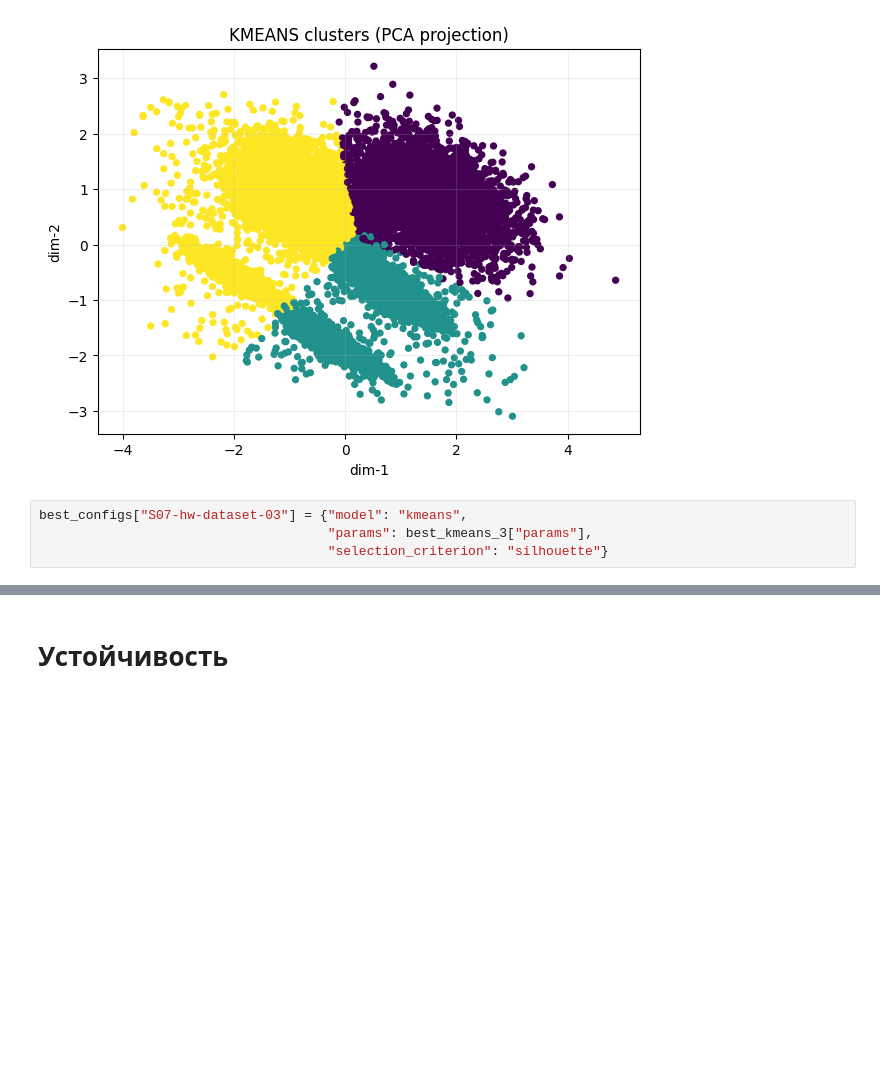
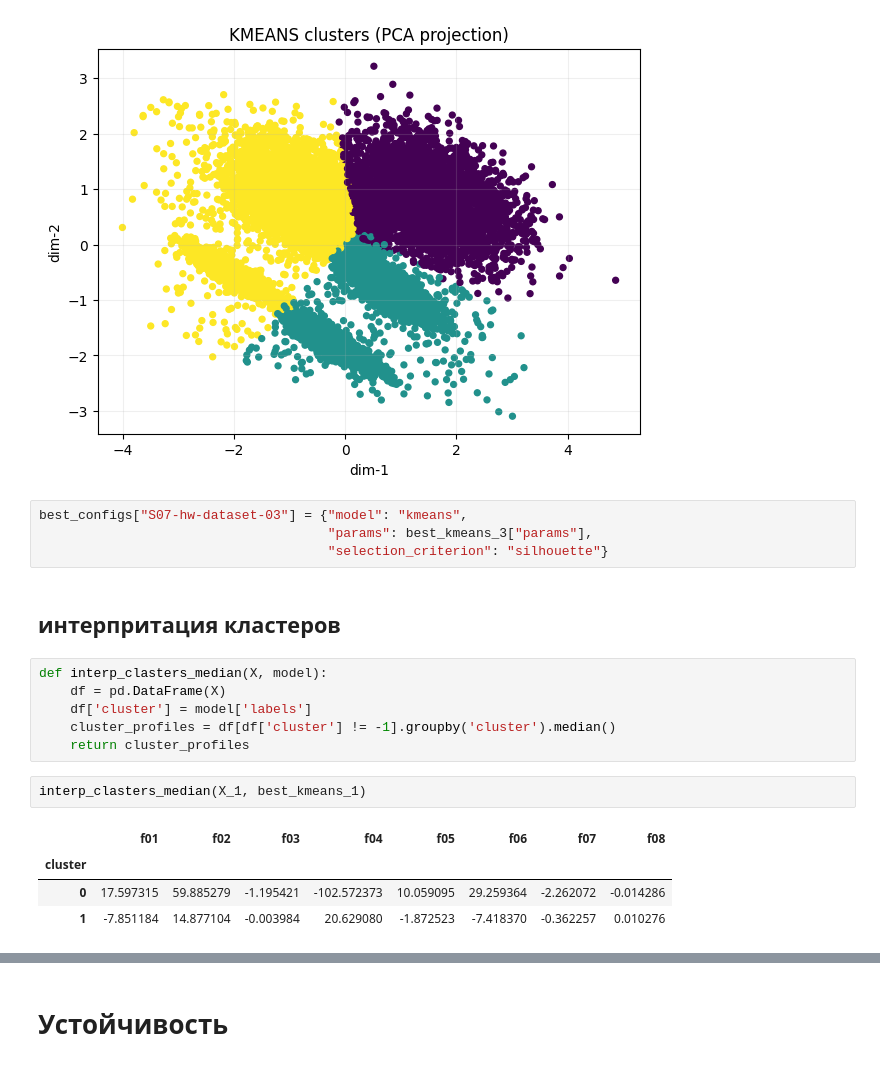
Before and after one commit to NuAsuka/aie-group-2, a Jupyter notebook: homeworks/HW07/HW07.ipynb, the cells around one changed output, grey strips where cells are left out. Drawn from its saved outputs; the diff is of its cells as text; blank space fills up the shorter version.

```diff
--- a/homeworks/HW07/HW07.ipynb
+++ b/homeworks/HW07/HW07.ipynb
@@ -583,3 +583,18 @@ plot_2d_embedding(emb2d_3, best_kmeans_3["labels"], "KMEANS clusters (PCA projec
 best_configs["S07-hw-dataset-03"] = {"model": "kmeans",
                                      "params": best_kmeans_3["params"],
                                      "selection_criterion": "silhouette"}
+# %% [markdown]
+## интерпритация кластеров
+# %%
+def interp_clasters_median(X, model):
+    df = pd.DataFrame(X)
+    df['cluster'] = model['labels']
+    cluster_profiles = df[df['cluster'] != -1].groupby('cluster').median()
+    return cluster_profiles
+# %%
+interp_clasters_median(X_1, best_kmeans_1)
+# %% [output]
+|  | f01 | f02 | f03 | f04 | f05 | f06 | f07 | f08 |
+| cluster |  |  |  |  |  |  |  |  |
+| 0 | 17.597315 | 59.885279 | -1.195421 | -102.572373 | 10.059095 | 29.259364 | -2.262072 | -0.014286 |
+| 1 | -7.851184 | 14.877104 | -0.003984 | 20.629080 | -1.872523 | -7.418370 | -0.362257 | 0.010276 |
```
Also changed, not shown: parts of 6 cells of this notebook, 1 other file.
